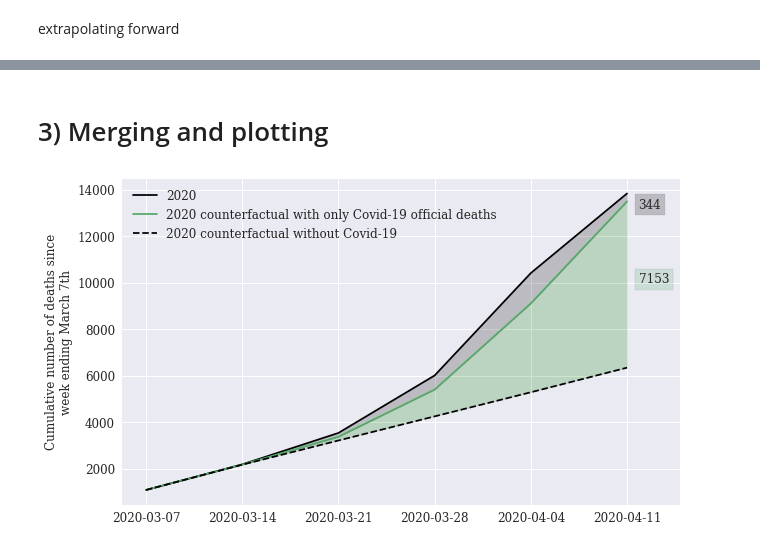
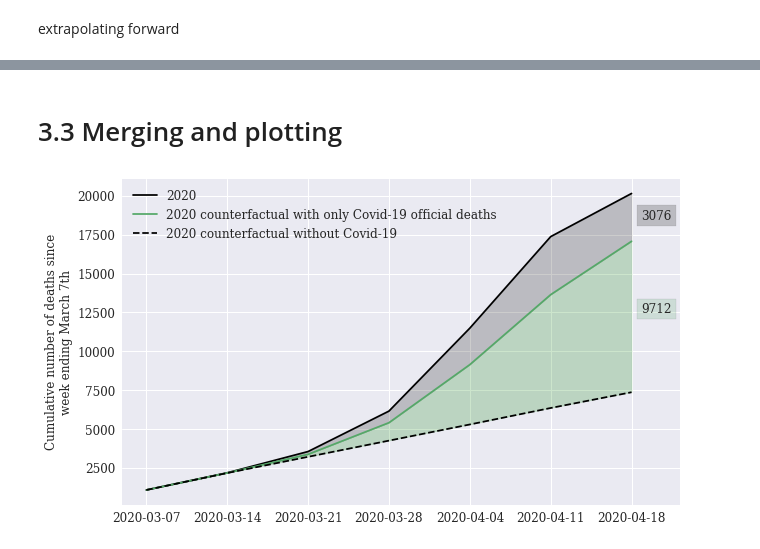
Before and after one commit to sebastianhohmann/covid19_total_death, a Jupyter notebook: us/USA_NYC_counterfactual.ipynb, the cells around one changed output, grey strips where cells are left out. Saved outputs shown, nothing was run; the diff lists cells and outputs as text; code cells hidden in the pictures.

```diff
--- a/us/USA_NYC_counterfactual.ipynb
+++ b/us/USA_NYC_counterfactual.ipynb
@@ -156,0 +180,4 @@ plt.show()
+# %%
+for yr in range(2015, 2020):
+    df['gr_{}'.format(yr)] = df['cs_{}'.format(yr)] / df['cs_{}'.format(yr)].shift(1)
+    del df['cs_{}'.format(yr)]
@@ -156,0 +186,3 @@ plt.show()
+# %%
+df['weekly_growth'] = df.loc[:,['gr_{}'.format(yr) for yr in range(2015,2020)]].mean(axis=1)
+df = df.drop(['gr_{}'.format(yr) for yr in range(2015,2020)], axis=1)
@@ -156,0 +191,6 @@ plt.show()
+# %%
+df['counterfactual'] = 0
+df.loc[0,'counterfactual'] = df.loc[df.week==8,'cs_2020'].values[0]
+# %%
+for i in range(1, df.shape[0]):
+    df.loc[i,'counterfactual'] = df.loc[i-1,'counterfactual'] * df.loc[i,'weekly_growth']
@@ -264,7 +365,7 @@ cal = cal.drop(['day', 'month'], axis=1)
 official = pd.merge(official, cal, on='week', how='left')
 official['covid_deaths'] = official.covid_deaths.cumsum()
 # %% [markdown]
-# 3) Merging and plotting
+# 3.3 Merging and plotting
 # %%
 df = pd.merge(df, official, on = 'week', how='left')
 df['counterfactual_2020_covid'] = df.counterfactual + df.covid_deaths
@@ -291,37 +392,37 @@ ax.plot(df.index,
         label='2020 counterfactual without Covid-19',
         color='black',
         linestyle = '--')
 
-ax.set_xticks(df.index[[0,1,2,3,4,5]])
+ax.set_xticks(df.index[[0,1,2,3,4,5,6]])
 ax.fill_between(df.index, df['cs_2020'], df['counterfactual_2020_covid'], color='black', alpha='0.2')
 ax.fill_between(df.index, df['counterfactual_2020_covid'], df['counterfactual'], color='green', alpha='0.2')
 
 ax.set_ylabel('Cumulative number of deaths since\nweek ending March 7th',size=12)
 ax.tick_params(axis='both', which='major', labelsize=12)
 
 ax.legend(loc='upper left',
           fontsize=12)
 
 plot_margin = 0.3
 
 x0, x1, y0, y1 = plt.axis()
 plt.axis((x0,
           x1 + plot_margin,
           y0,
           y1))
 
-plt.text(5.12, 10000, '{}'.format(int(round(df.iloc[-1, 2] - df.iloc[-1, 1]))),
+plt.text(6.12, 12500, '{}'.format(int(round(df.iloc[-1, 2] - df.iloc[-1, 1]))),
          bbox=dict(facecolor=palette[1], alpha=0.2), size=12)
 
 
-plt.text(5.12, 13200, '{}'.format(int(round(df.iloc[-1, 0] - df.iloc[-1, 2]))),
+plt.text(6.12, 18500, '{}'.format(int(round(df.iloc[-1, 0] - df.iloc[-1, 2]))),
          bbox=dict(facecolor='black', alpha=0.2), size=12)
 
 plt.show()
 
 f.savefig('_new_york_city.pdf', bbox_inches='tight', dpi=100)
 # %% [output]
-[figure, old version]
+[figure, new version]
 # %%
 print('Official covid-deaths: {} = green - dashed black'.format(round(df.iloc[-1, 2] - df.iloc[-1, 1])))
 print('Excess deaths: {} = solid black - dashed black'.format(round(df.iloc[-1, 0] - df.iloc[-1, 1])))
```
Also changed, not shown: parts of 27 cells of this notebook, 6 other files.
